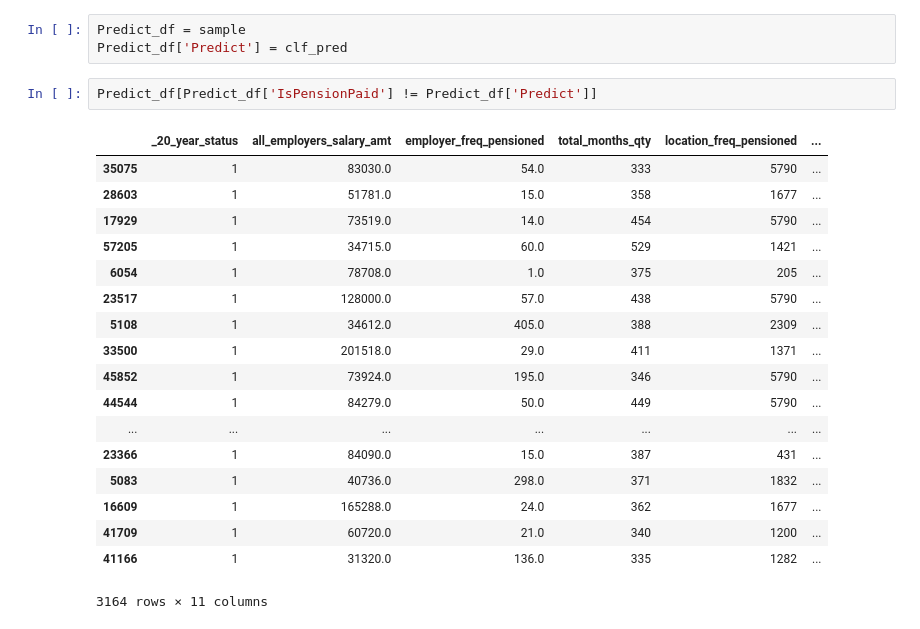
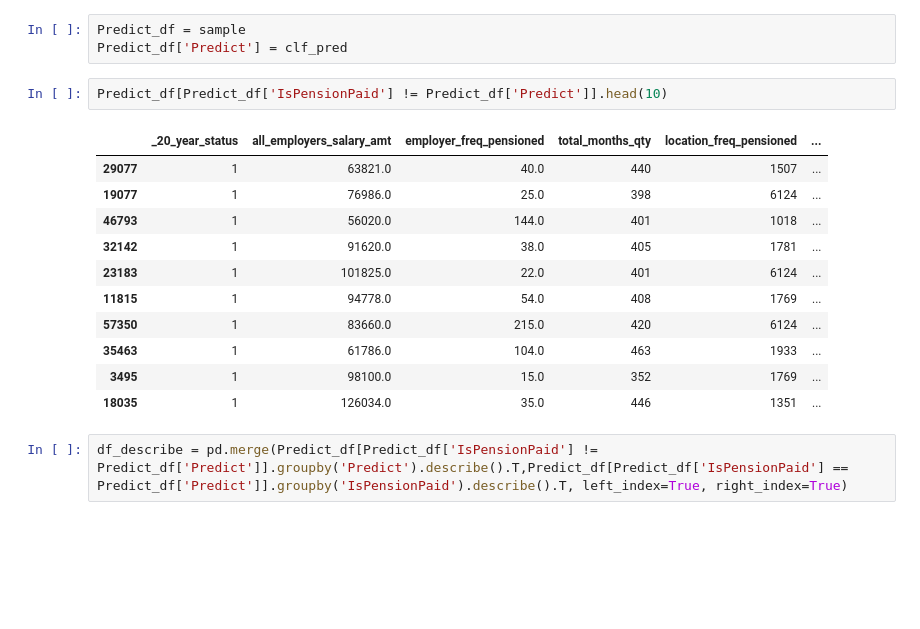
Before and after one commit to akaicomet/NJOITOpenDataCenter, a Jupyter notebook: NJOITOpenDataCenter_Pension_Record_ModelEaluating.ipynb, the cells around one changed output. Drawn from its saved outputs; the diff is of its cells as text; blank space fills up the shorter version.

```diff
--- a/NJOITOpenDataCenter_Pension_Record_ModelEaluating.ipynb
+++ b/NJOITOpenDataCenter_Pension_Record_ModelEaluating.ipynb
@@ -161,23 +174,18 @@ for data in map(lambda x:Redimensioning2(x[1],x[0],redemensioning_def), scaling3
 Predict_df = sample
 Predict_df['Predict'] = clf_pred
 # %%
-Predict_df[Predict_df['IsPensionPaid'] != Predict_df['Predict']]
+Predict_df[Predict_df['IsPensionPaid'] != Predict_df['Predict']].head(10)
 # %% [output]
 |  | _20_year_status | all_employers_salary_amt | employer_freq_pensioned | total_months_qty | location_freq_pensioned | ... |
-| 35075 | 1 | 83030.0 | 54.0 | 333 | 5790 | ... |
-| 28603 | 1 | 51781.0 | 15.0 | 358 | 1677 | ... |
-| 17929 | 1 | 73519.0 | 14.0 | 454 | 5790 | ... |
-| 57205 | 1 | 34715.0 | 60.0 | 529 | 1421 | ... |
-| 6054 | 1 | 78708.0 | 1.0 | 375 | 205 | ... |
-| 23517 | 1 | 128000.0 | 57.0 | 438 | 5790 | ... |
-| 5108 | 1 | 34612.0 | 405.0 | 388 | 2309 | ... |
-| 33500 | 1 | 201518.0 | 29.0 | 411 | 1371 | ... |
-| 45852 | 1 | 73924.0 | 195.0 | 346 | 5790 | ... |
-| 44544 | 1 | 84279.0 | 50.0 | 449 | 5790 | ... |
-| ... | ... | ... | ... | ... | ... | ... |
-| 23366 | 1 | 84090.0 | 15.0 | 387 | 431 | ... |
-| 5083 | 1 | 40736.0 | 298.0 | 371 | 1832 | ... |
-| 16609 | 1 | 165288.0 | 24.0 | 362 | 1677 | ... |
-| 41709 | 1 | 60720.0 | 21.0 | 340 | 1200 | ... |
-| 41166 | 1 | 31320.0 | 136.0 | 335 | 1282 | ... |
+| 29077 | 1 | 63821.0 | 40.0 | 440 | 1507 | ... |
+| 19077 | 1 | 76986.0 | 25.0 | 398 | 6124 | ... |
+| 46793 | 1 | 56020.0 | 144.0 | 401 | 1018 | ... |
+| 32142 | 1 | 91620.0 | 38.0 | 405 | 1781 | ... |
+| 23183 | 1 | 101825.0 | 22.0 | 401 | 6124 | ... |
+| 11815 | 1 | 94778.0 | 54.0 | 408 | 1769 | ... |
+| 57350 | 1 | 83660.0 | 215.0 | 420 | 6124 | ... |
+| 35463 | 1 | 61786.0 | 104.0 | 463 | 1933 | ... |
+| 3495 | 1 | 98100.0 | 15.0 | 352 | 1769 | ... |
+| 18035 | 1 | 126034.0 | 35.0 | 446 | 1351 | ... |
-3164 rows × 11 columns
+# %%
+df_describe = pd.merge(Predict_df[Predict_df['IsPensionPaid'] != Predict_df['Predict']].groupby('Predict').describe().T,Predict_df[Predict_df['IsPensionPaid'] == Predict_df['Predict']].groupby('IsPensionPaid').describe().T, left_index=True, right_index=True)
```
Also changed, not shown: parts of 7 cells of this notebook.
